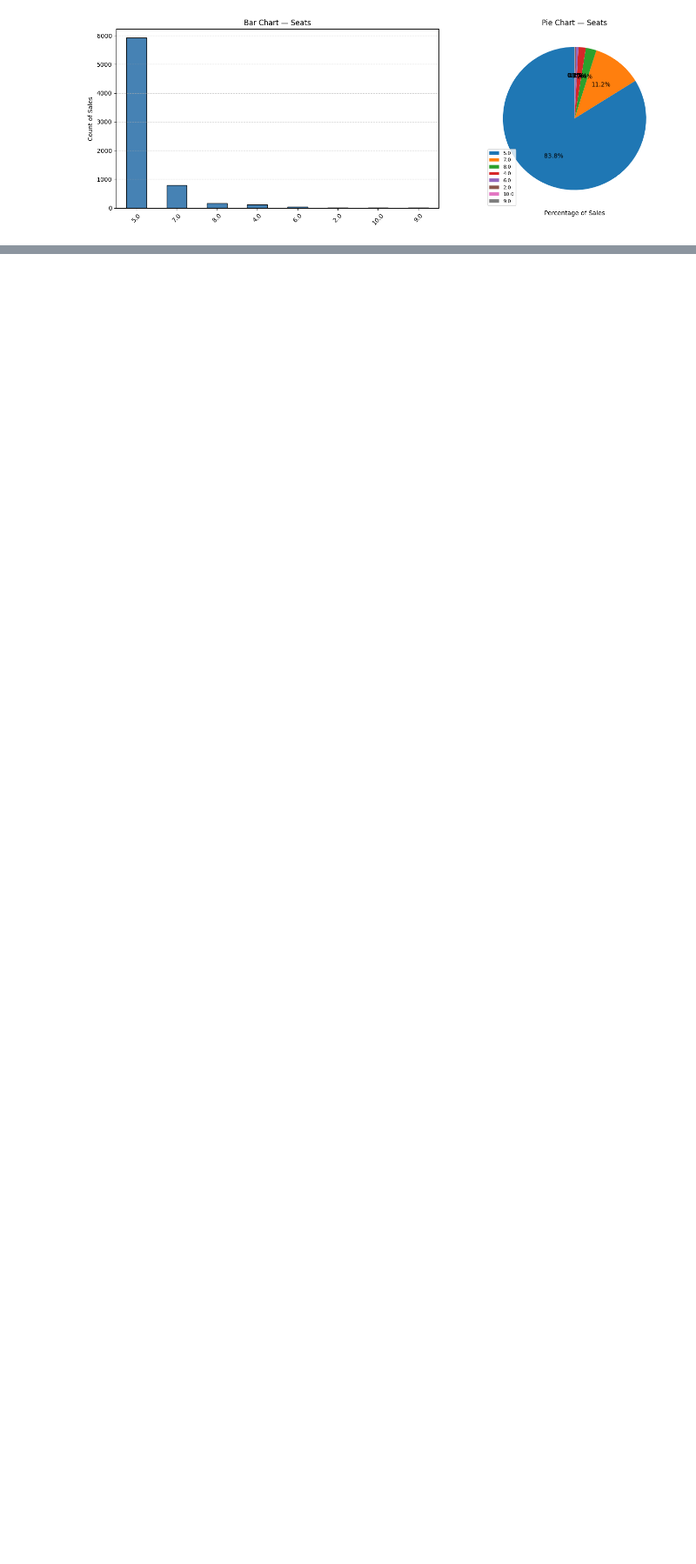
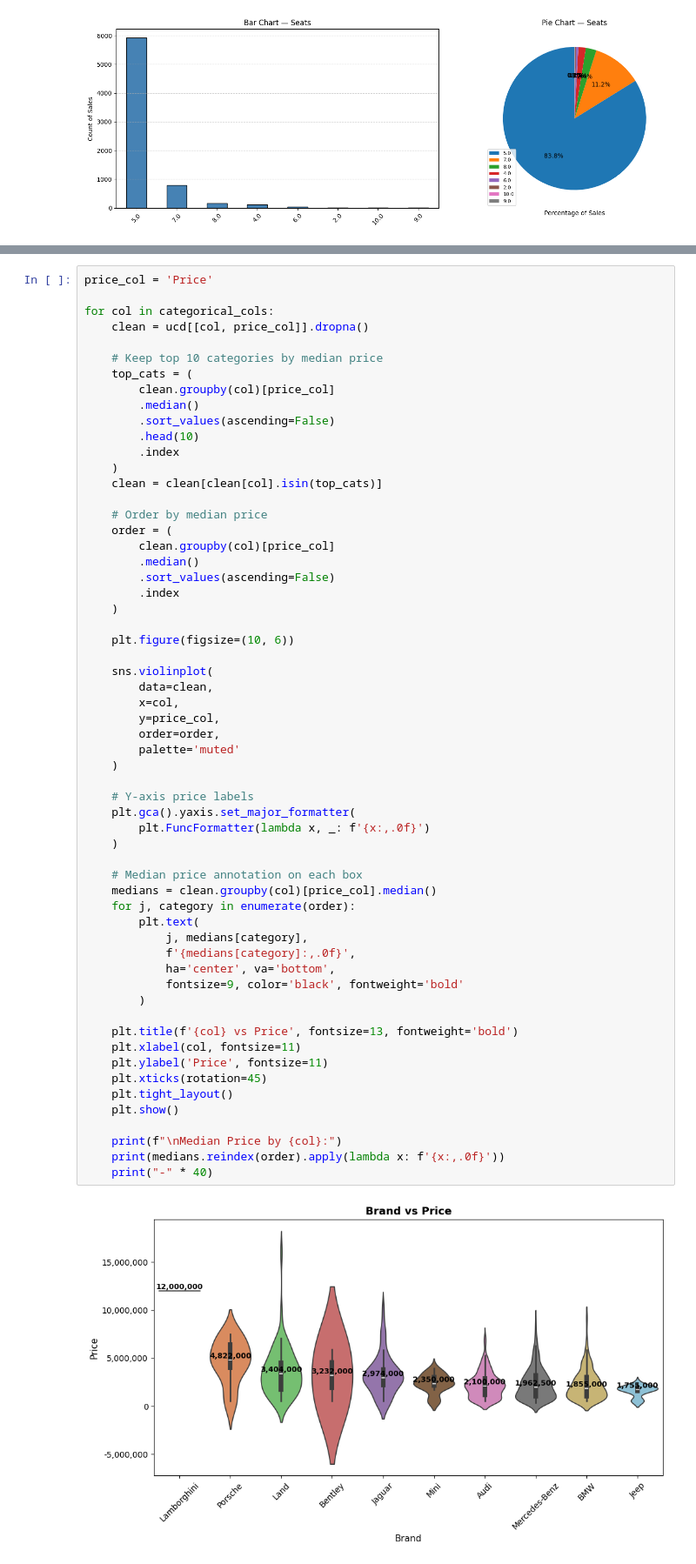
Before and after one commit to By-Yogesh/Used-Car-Price-Prediction, a Jupyter notebook: used_car_price_prediction.ipynb, the cells around one changed output, grey strips where cells are left out. Shown at 87% size. Drawn from its saved outputs; the diff is of its cells as text; blank space fills up the shorter version.

```diff
--- a/used_car_price_prediction.ipynb
+++ b/used_car_price_prediction.ipynb
@@ -360,0 +427,61 @@ Name: count, dtype: int64
+# %%
+price_col = 'Price'
+
+for col in categorical_cols:
+    clean = ucd[[col, price_col]].dropna()
+
+    # Keep top 10 categories by median price
+    top_cats = (
+        clean.groupby(col)[price_col]
+        .median()
+        .sort_values(ascending=False)
+        .head(10)
+        .index
+    )
+    clean = clean[clean[col].isin(top_cats)]
+
+    # Order by median price
+    order = (
+        clean.groupby(col)[price_col]
+        .median()
+        .sort_values(ascending=False)
+        .index
+    )
+
+    plt.figure(figsize=(10, 6))
+
+    sns.violinplot(
+        data=clean,
+        x=col,
+        y=price_col,
+        order=order,
+        palette='muted'
+    )
+
+    # Y-axis price labels
+    plt.gca().yaxis.set_major_formatter(
+        plt.FuncFormatter(lambda x, _: f'{x:,.0f}')
+    )
+
+    # Median price annotation on each box
+    medians = clean.groupby(col)[price_col].median()
+    for j, category in enumerate(order):
+        plt.text(
+            j, medians[category],
+            f'{medians[category]:,.0f}',
+            ha='center', va='bottom',
+            fontsize=9, color='black', fontweight='bold'
+        )
+
+    plt.title(f'{col} vs Price', fontsize=13, fontweight='bold')
+    plt.xlabel(col, fontsize=11)
+    plt.ylabel('Price', fontsize=11)
+    plt.xticks(rotation=45)
+    plt.tight_layout()
+    plt.show()
+
+    print(f"\nMedian Price by {col}:")
+    print(medians.reindex(order).apply(lambda x: f'{x:,.0f}'))
+    print("-" * 40)
+# %% [output]
+[figure, added]
```
Also changed, not shown: parts of 26 cells of this notebook, 2 other files.
